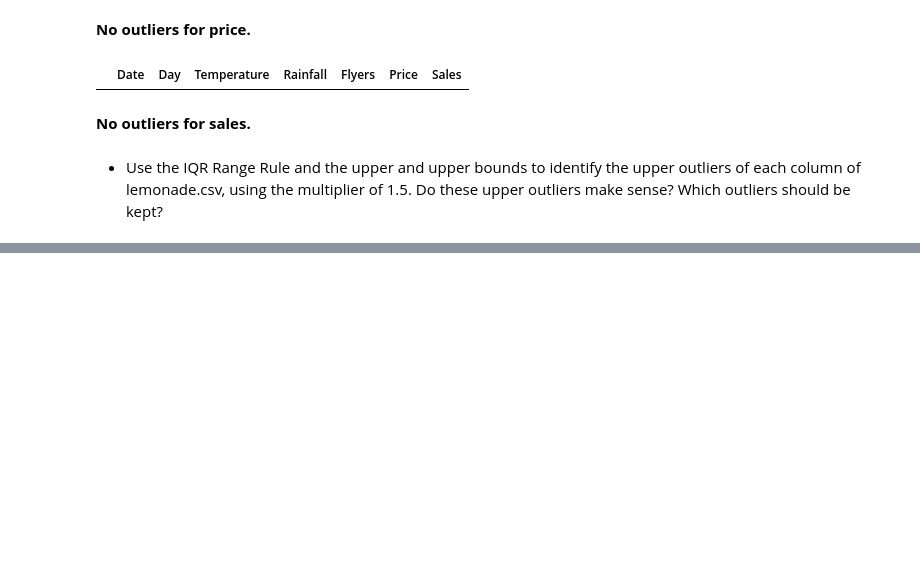
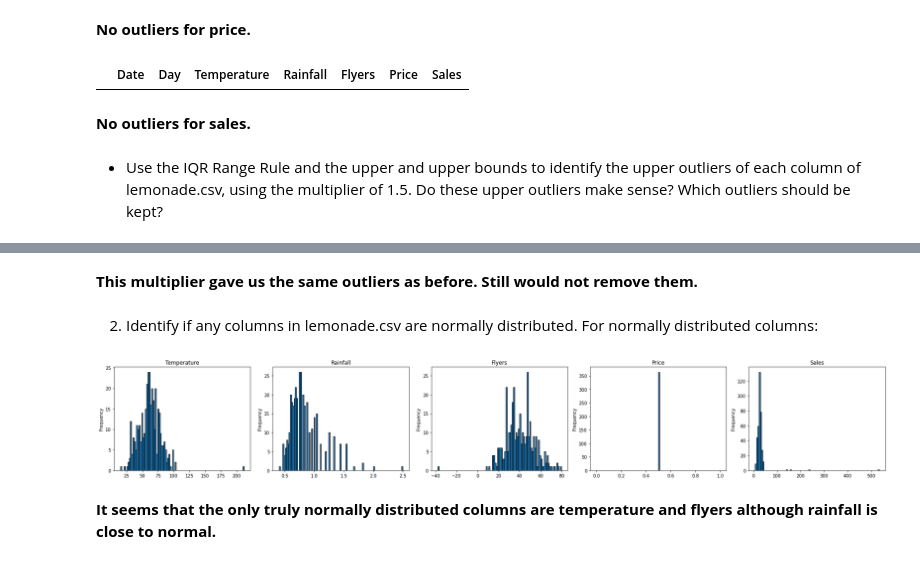
Before and after one commit to kristofer-rivera/anomaly-detection-exercises, a Jupyter notebook: continuous_probabilistic_methods.ipynb, the cells around one changed output, grey strips where cells are left out. Cells and saved outputs as stored; diff of their text form; code cells hidden in the pictures; blank space fills up the shorter version.

```diff
--- a/continuous_probabilistic_methods.ipynb
+++ b/continuous_probabilistic_methods.ipynb
@@ -121,0 +292,14 @@ df[df.Sales < sales_lower]
+# %% [markdown]
+**This multiplier gave us the same outliers as before. Still would not remove them.**
+# %% [markdown]
+2. Identify if any columns in lemonade.csv are normally distributed. For normally distributed columns:
+# %%
+fig, axs = plt.subplots(1, 5, sharey=False, figsize=(25, 4))
+axe = axs.ravel()
+for i, c in enumerate(num_cols):
+    df[c].plot.hist(ax=axe[i],title=c, ec='black', bins=100)
+    plt.tight_layout()
+# %% [output]
+[figure, added]
+# %% [markdown]
+**It seems that the only truly normally distributed columns are temperature and flyers although rainfall is close to normal.**
```
Also changed, not shown: parts of 46 cells of this notebook.
